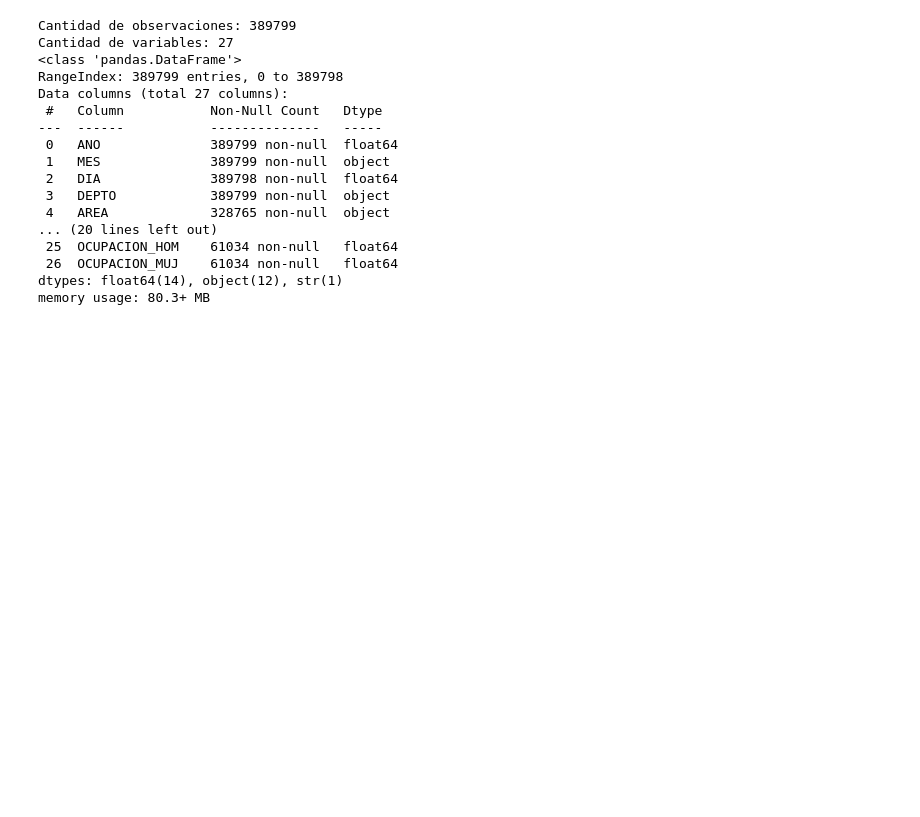
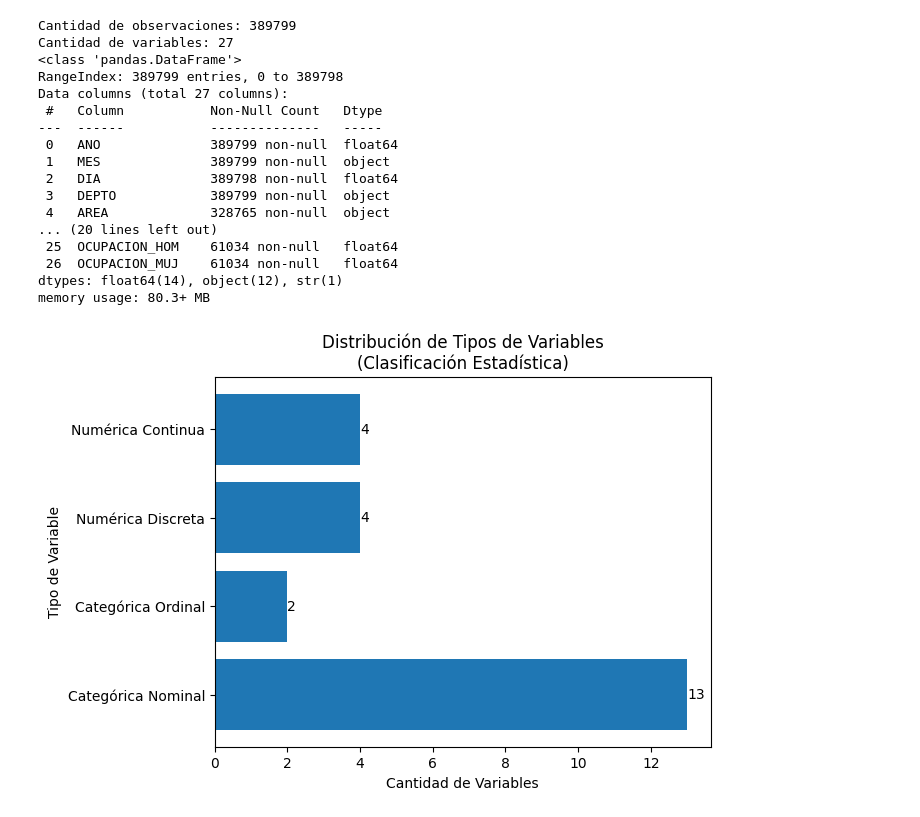
Before and after one commit to ecarcamo/pry1-data-mining, a Jupyter notebook: data/main.ipynb, the cells around one changed output. Drawn from its saved outputs; the diff is of its cells as text; code cells hidden in the pictures; blank space fills up the shorter version.

Commit message:
[feat] clasificar variables

```diff
--- a/data/main.ipynb
+++ b/data/main.ipynb
@@ -79,3 +80,47 @@ Data columns (total 27 columns):
  26  OCUPACION_MUJ    61034 non-null   float64
 dtypes: float64(14), object(12), str(1)
 memory usage: 80.3+ MB
+# %%
+
+# Cargar dataset
+df = pd.read_csv('./files/Dataset_Unificado_Proyecto.csv', sep=';')
+
+# Clasificación estadística de las variables
+clasificacion = {
+    "Categórica Nominal": [
+        "MES","DEPTO","AREA","VIC_SEXO","VIC_EST_CIV","VIC_ESCOLARIDAD",
+        "VIC_REL_AGR","AGR_SEXO","AGR_GRUPET","TIPAGRE","LEY_APLICABLE",
+        "RECUR_DENUN","TIPO_EVENTO"
+    ],
+    "Categórica Ordinal": [
+        "ESCOLARIDAD_HOM","ESCOLARIDAD_MUJ"
+    ],
+    "Numérica Discreta": [
+        "ANO","DIA","TOTAL_HIJOS","MUNICIPIO"
+    ],
+    "Numérica Continua": [
+        "VIC_EDAD","AGR_EDAD","EDAD_HOM","EDAD_MUJ"
+    ]
+}
+
+# Contar variables por tipo
+tipos = []
+cantidades = []
+
+for tipo, columnas in clasificacion.items():
+    tipos.append(tipo)
+    cantidades.append(len(columnas))
+
+# Gráfico
+plt.figure()
+plt.barh(tipos, cantidades)
+plt.xlabel("Cantidad de Variables")
+plt.ylabel("Tipo de Variable")
+plt.title("Distribución de Tipos de Variables\n(Clasificación Estadística)")
+
+for i, v in enumerate(cantidades):
+    plt.text(v, i, str(v), va='center')
+
+plt.show()
+# %% [output]
+[figure, added]
```
Also changed, not shown: parts of 1 cell of this notebook, 1 other file.
